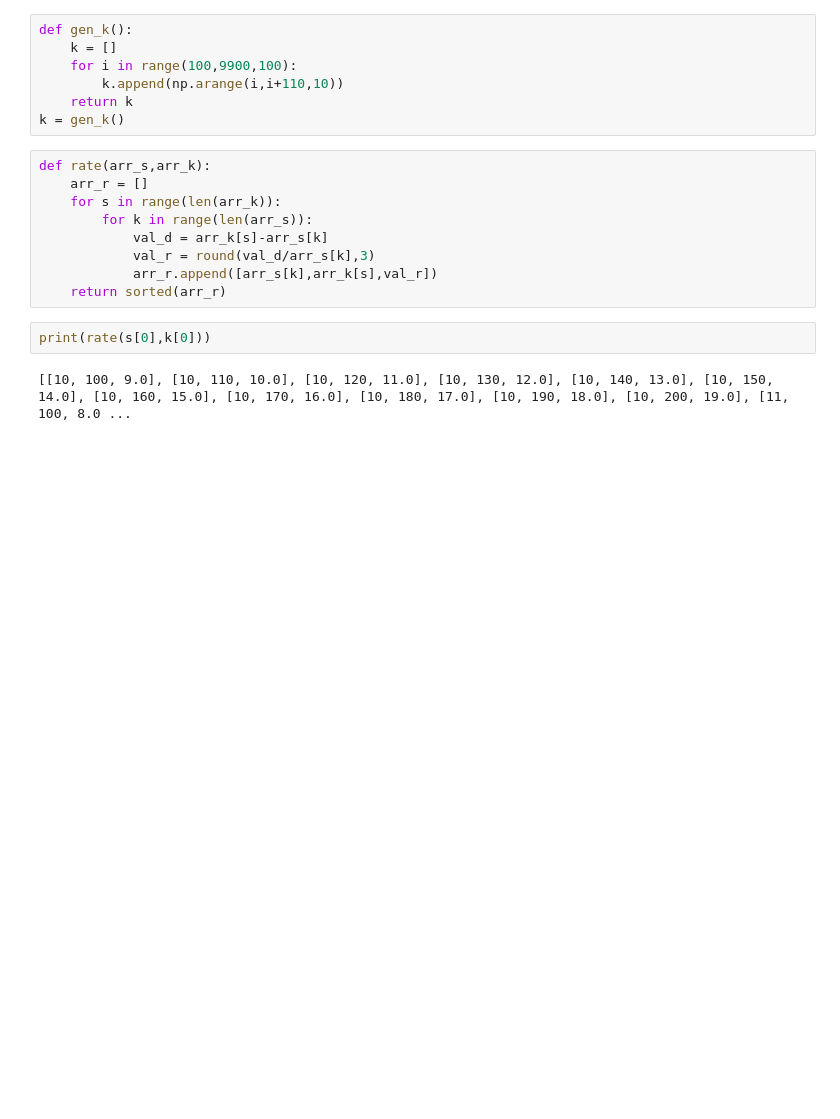
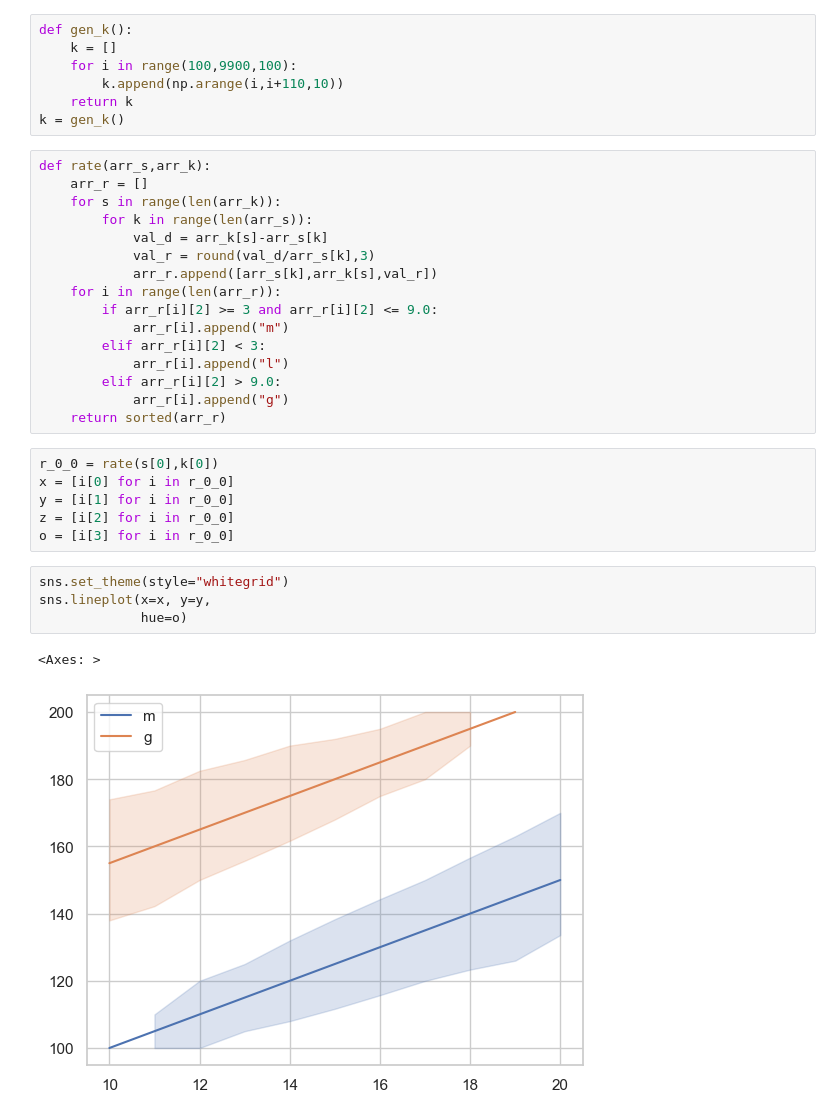
Before and after one commit to JuraIsUnavaliableFromGin/OnRandomnessAndTidalWaves, a Jupyter notebook: x-and-y-unmathly-bridges.ipynb, the cells around one changed output. Cells and saved outputs as stored; diff of their text form; blank space fills up the shorter version.

```diff
--- a/x-and-y-unmathly-bridges.ipynb
+++ b/x-and-y-unmathly-bridges.ipynb
@@ -26,8 +26,24 @@ def rate(arr_s,arr_k):
             val_d = arr_k[s]-arr_s[k]
             val_r = round(val_d/arr_s[k],3)
             arr_r.append([arr_s[k],arr_k[s],val_r])
+    for i in range(len(arr_r)):
+        if arr_r[i][2] >= 3 and arr_r[i][2] <= 9.0:
+            arr_r[i].append("m")
+        elif arr_r[i][2] < 3:
+            arr_r[i].append("l")
+        elif arr_r[i][2] > 9.0:
+            arr_r[i].append("g")
     return sorted(arr_r)
 # %%
-print(rate(s[0],k[0]))
+r_0_0 = rate(s[0],k[0])
+x = [i[0] for i in r_0_0]
+y = [i[1] for i in r_0_0]
+z = [i[2] for i in r_0_0]
+o = [i[3] for i in r_0_0]
-# %% [output]
-[[10, 100, 9.0], [10, 110, 10.0], [10, 120, 11.0], [10, 130, 12.0], [10, 140, 13.0], [10, 150, 14.0], [10, 160, 15.0], [10, 170, 16.0], [10, 180, 17.0], [10, 190, 18.0], [10, 200, 19.0], [11, 100, 8.0 ...
+# %%
+sns.set_theme(style="whitegrid")
+sns.lineplot(x=x, y=y,
+             hue=o)
+# %% [output]
+<Axes: >
+[figure, added]
```
Also changed, not shown: parts of 2 cells of this notebook.
